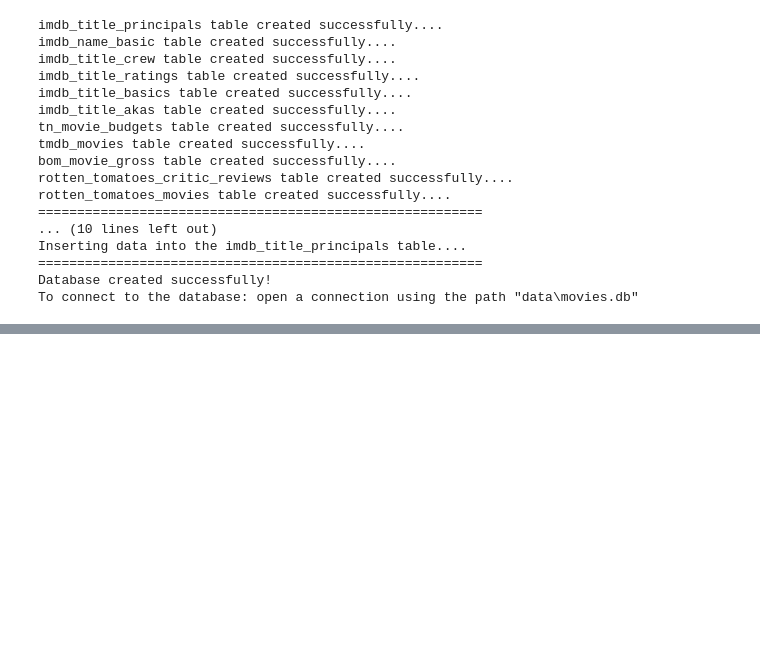
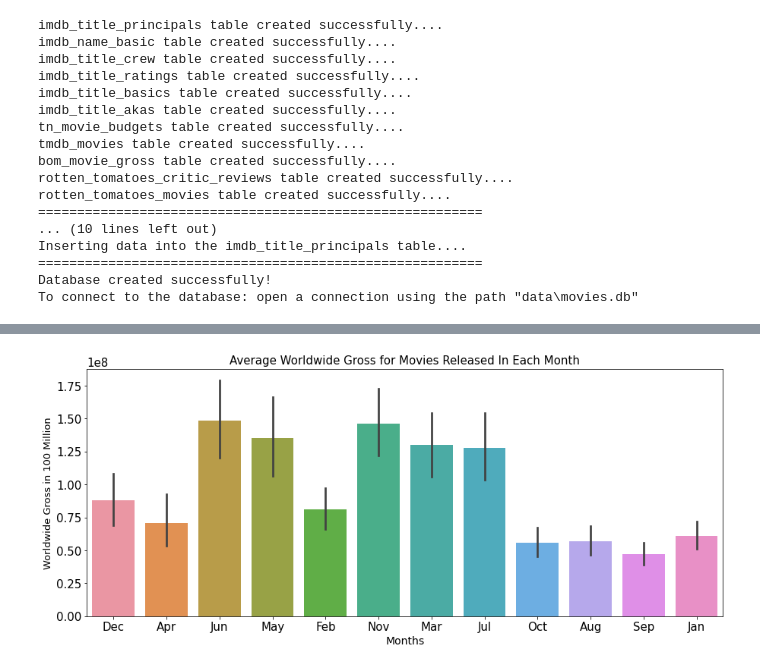
Before and after one commit to krvosen/microsoft_movie_analysis, a Jupyter notebook: Microsoft_Movie_Recomendation_Code.ipynb, the cells around one changed output, grey strips where cells are left out. Drawn from its saved outputs; the diff is of its cells as text; code cells hidden in the pictures; blank space fills up the shorter version.

```diff
--- a/Microsoft_Movie_Recomendation_Code.ipynb
+++ b/Microsoft_Movie_Recomendation_Code.ipynb
@@ -31,0 +205,13 @@ conn = sqlite3.connect('data\movies.db')
+# %%
+movie_title = movie_title.sort_values('worldwide_gross', ascending=False)
+# %%
+fig, ax = plt.subplots(figsize=(15,6))
+
+sns.barplot(data=movie_title, x= 'month', y='worldwide_gross')
+ax.set_ylabel('Worldwide Gross in 100 Million', fontsize=13)
+ax.set_xlabel('Months', fontsize=14)
+ax.set_title('Average Worldwide Gross for Movies Released In Each Month', fontsize=15);
+# the line below saves the figure to a .jpg in the images folder, uncomment to re-save
+fig.savefig('images\AvgWorldGrossMonth.jpg')
+# %% [output]
+[figure, added]
```
Also changed, not shown: parts of 35 cells of this notebook, 8 other files.
